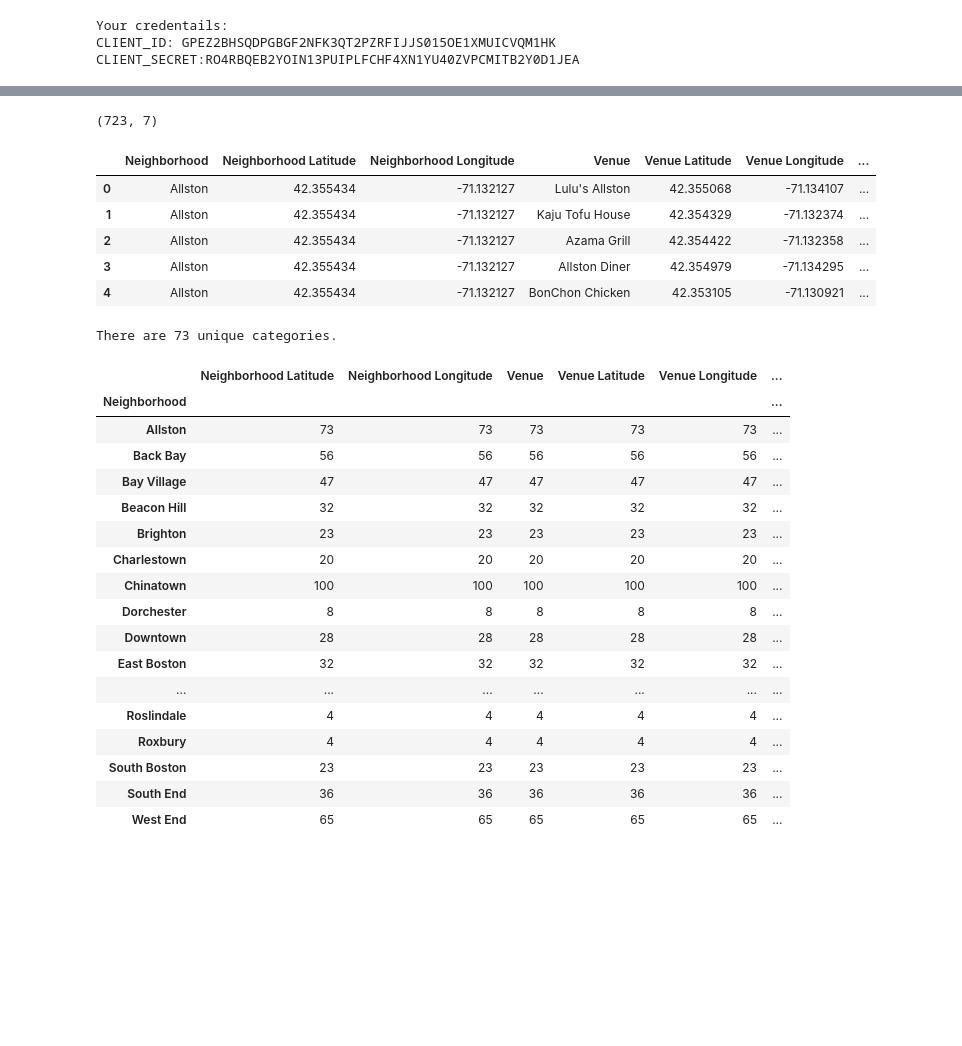
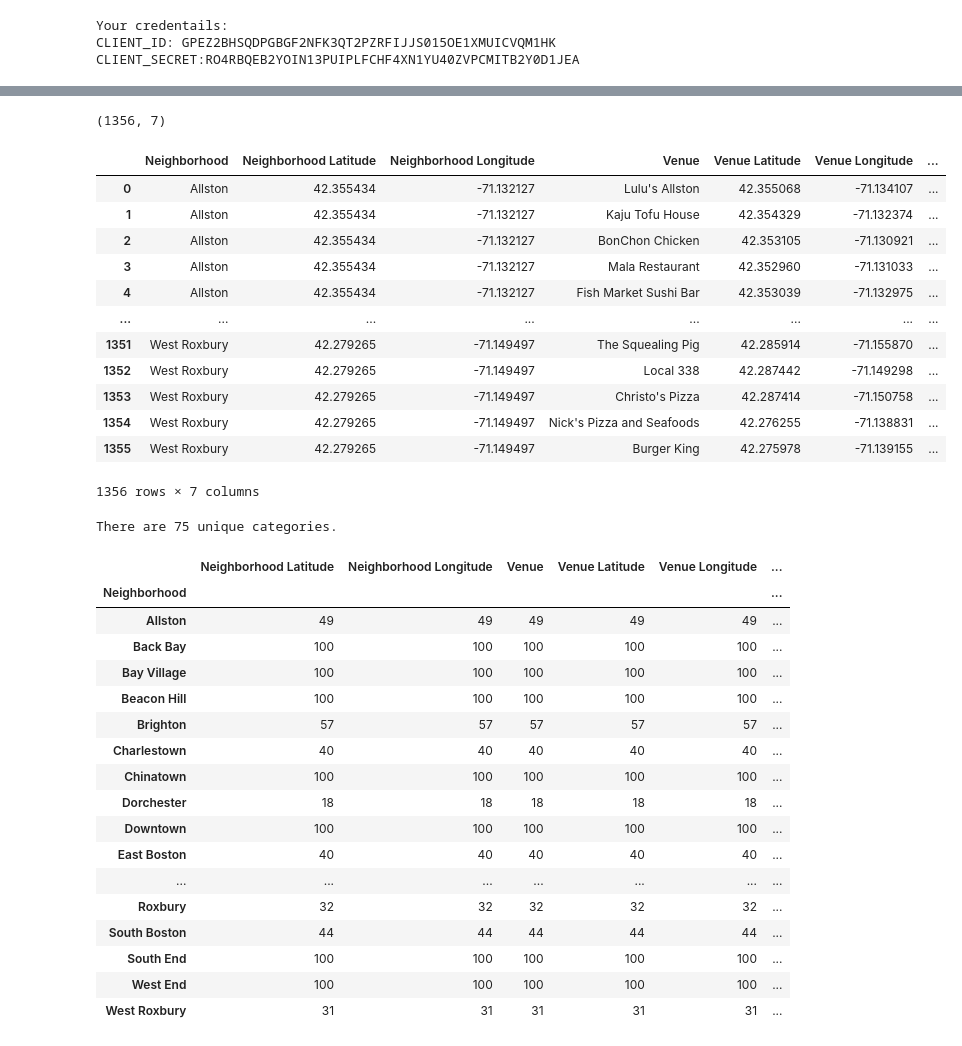
Before and after one commit to chitvansaggu/Boston-Recreation-Tour, a Jupyter notebook: Boston Food Tour.ipynb, the cells around one changed output, grey strips where cells are left out. Saved outputs shown, nothing was run; the diff lists cells and outputs as text; code cells hidden in the pictures; blank space fills up the shorter version.

Commit message:
Increased radius for Foursquare API to collect more Data

```diff
--- a/Boston Food Tour.ipynb
+++ b/Boston Food Tour.ipynb
@@ -224,8 +243,8 @@ def getNearbyVenues(names, latitudes, longitudes, radius=500):
     return(nearby_venues)
 # %%
 LIMIT = 100
-radius = 500
-boston_venues = getNearbyVenues(names=df['Neighborhood'],latitudes=df['Latitude'],longitudes=df['Longitude'])
+radius = 1000
+boston_venues = getNearbyVenues(names=df['Neighborhood'],latitudes=df['Latitude'],longitudes=df['Longitude'], radius=radius)
 # %% [output]
 Allston
 Back Bay
@@ -246,38 +265,45 @@ West End
 West Roxbury
 # %%
 print(boston_venues.shape)
-boston_venues.head()
+boston_venues
 # %% [output]
-(723, 7)
+(1356, 7)
 |  | Neighborhood | Neighborhood Latitude | Neighborhood Longitude | Venue | Venue Latitude | Venue Longitude | ... |
 | 0 | Allston | 42.355434 | -71.132127 | Lulu's Allston | 42.355068 | -71.134107 | ... |
 | 1 | Allston | 42.355434 | -71.132127 | Kaju Tofu House | 42.354329 | -71.132374 | ... |
-| 2 | Allston | 42.355434 | -71.132127 | Azama Grill | 42.354422 | -71.132358 | ... |
-| 3 | Allston | 42.355434 | -71.132127 | Allston Diner | 42.354979 | -71.134295 | ... |
-| 4 | Allston | 42.355434 | -71.132127 | BonChon Chicken | 42.353105 | -71.130921 | ... |
+| 2 | Allston | 42.355434 | -71.132127 | BonChon Chicken | 42.353105 | -71.130921 | ... |
+| 3 | Allston | 42.355434 | -71.132127 | Mala Restaurant | 42.352960 | -71.131033 | ... |
+| 4 | Allston | 42.355434 | -71.132127 | Fish Market Sushi Bar | 42.353039 | -71.132975 | ... |
+| ... | ... | ... | ... | ... | ... | ... | ... |
+| 1351 | West Roxbury | 42.279265 | -71.149497 | The Squealing Pig | 42.285914 | -71.155870 | ... |
+| 1352 | West Roxbury | 42.279265 | -71.149497 | Local 338 | 42.287442 | -71.149298 | ... |
+| 1353 | West Roxbury | 42.279265 | -71.149497 | Christo's Pizza | 42.287414 | -71.150758 | ... |
+| 1354 | West Roxbury | 42.279265 | -71.149497 | Nick's Pizza and Seafoods | 42.276255 | -71.138831 | ... |
+| 1355 | West Roxbury | 42.279265 | -71.149497 | Burger King | 42.275978 | -71.139155 | ... |
+1356 rows × 7 columns
 # %%
 print('There are {} unique categories.'.format(len(boston_venues['Venue Category'].unique())))
 boston_venues.groupby('Neighborhood').count()
 # %% [output]
-There are 73 unique categories.
+There are 75 unique categories.
 |  | Neighborhood Latitude | Neighborhood Longitude | Venue | Venue Latitude | Venue Longitude | ... |
 | Neighborhood |  |  |  |  |  | ... |
-| Allston | 73 | 73 | 73 | 73 | 73 | ... |
-| Back Bay | 56 | 56 | 56 | 56 | 56 | ... |
-| Bay Village | 47 | 47 | 47 | 47 | 47 | ... |
-| Beacon Hill | 32 | 32 | 32 | 32 | 32 | ... |
-| Brighton | 23 | 23 | 23 | 23 | 23 | ... |
-| Charlestown | 20 | 20 | 20 | 20 | 20 | ... |
+| Allston | 49 | 49 | 49 | 49 | 49 | ... |
+| Back Bay | 100 | 100 | 100 | 100 | 100 | ... |
+| Bay Village | 100 | 100 | 100 | 100 | 100 | ... |
+| Beacon Hill | 100 | 100 | 100 | 100 | 100 | ... |
+| Brighton | 57 | 57 | 57 | 57 | 57 | ... |
+| Charlestown | 40 | 40 | 40 | 40 | 40 | ... |
 | Chinatown | 100 | 100 | 100 | 100 | 100 | ... |
-| Dorchester | 8 | 8 | 8 | 8 | 8 | ... |
-| Downtown | 28 | 28 | 28 | 28 | 28 | ... |
-| East Boston | 32 | 32 | 32 | 32 | 32 | ... |
+| Dorchester | 18 | 18 | 18 | 18 | 18 | ... |
+| Downtown | 100 | 100 | 100 | 100 | 100 | ... |
+| East Boston | 40 | 40 | 40 | 40 | 40 | ... |
 | ... | ... | ... | ... | ... | ... | ... |
-| Roslindale | 4 | 4 | 4 | 4 | 4 | ... |
-| Roxbury | 4 | 4 | 4 | 4 | 4 | ... |
-| South Boston | 23 | 23 | 23 | 23 | 23 | ... |
-| South End | 36 | 36 | 36 | 36 | 36 | ... |
-| West End | 65 | 65 | 65 | 65 | 65 | ... |
+| Roxbury | 32 | 32 | 32 | 32 | 32 | ... |
+| South Boston | 44 | 44 | 44 | 44 | 44 | ... |
+| South End | 100 | 100 | 100 | 100 | 100 | ... |
+| West End | 100 | 100 | 100 | 100 | 100 | ... |
+| West Roxbury | 31 | 31 | 31 | 31 | 31 | ... |
 # %%
 boston_onehot = pd.get_dummies(boston_venues[['Venue Category']], prefix="", prefix_sep="")
 
```
Also changed, not shown: parts of 9 cells of this notebook.
